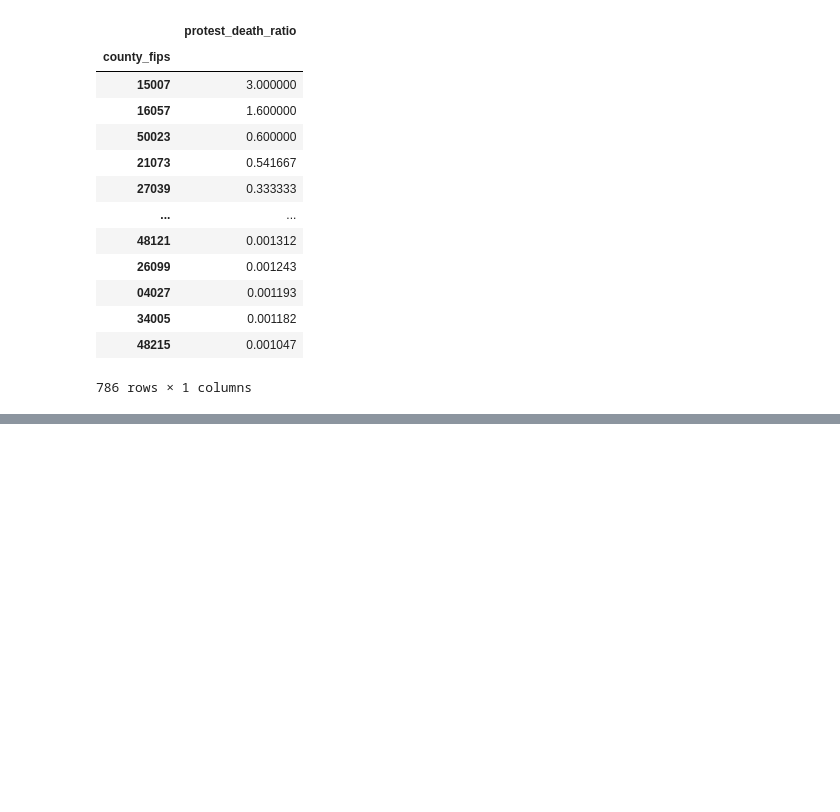
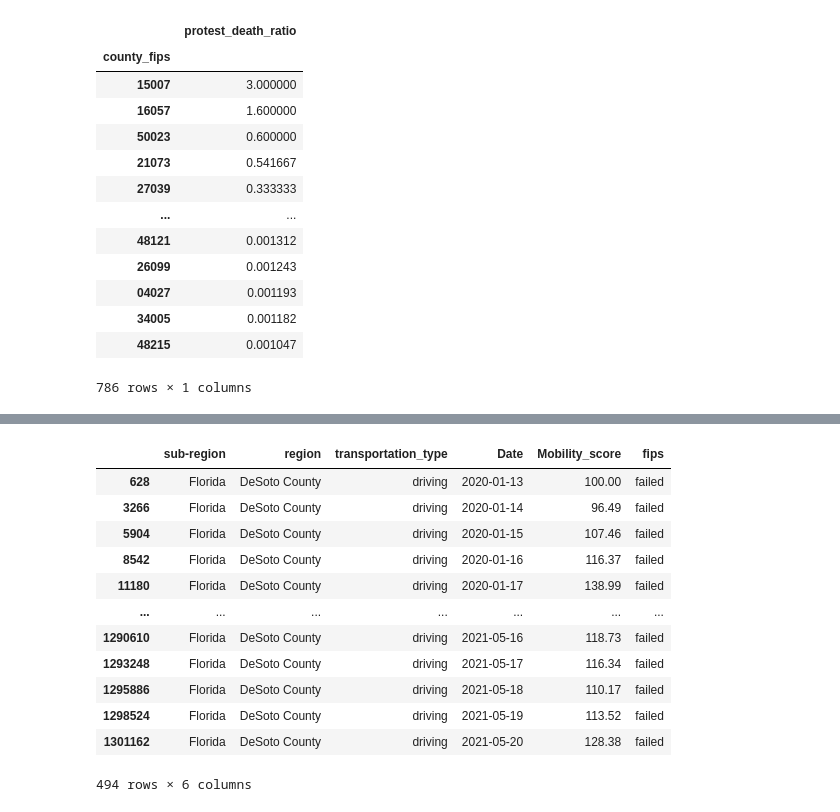
Before and after one commit to AschHarwood/social_unrest, a Jupyter notebook: social_unrest_feature_wrangling.ipynb, the cells around one changed output, grey strips where cells are left out. Cells and saved outputs as stored; diff of their text form; code cells hidden in the pictures; blank space fills up the shorter version.

```diff
--- a/social_unrest_feature_wrangling.ipynb
+++ b/social_unrest_feature_wrangling.ipynb
@@ -415,0 +705,4 @@ feature_target.to_csv('nyt_case_deaths_acled_protests_count_by_date_county_5_24_
+# %%
+failed_unique = pd.DataFrame(failed.groupby('sub-region')['region'].agg(list)).reset_index()
+# %%
+failed_unique['region'] = failed_unique.region.apply(lambda x: np.unique(x))
@@ -415,0 +767,12 @@ feature_target.to_csv('nyt_case_deaths_acled_protests_count_by_date_county_5_24_
+# %%
+state_fips_dict = {}
+for state in list(region_dict.keys()):
+  state_df = fips_variations[fips_variations['sname']==state]
+  fips_dict = {}
+  for county in region_dict[state]:
+    try:
+      fips_code = state_df[state_df['cname'].str.contains(county)]['fips'].iloc[0]
+      fips_dict[county] = fips_code
+    except:
+      fips_dict[county] = 'failed'
+  state_fips_dict[state] = fips_dict
@@ -415,0 +786,20 @@ feature_target.to_csv('nyt_case_deaths_acled_protests_count_by_date_county_5_24_
+# %%
+for state in list(failed_unique['sub-region']):
+
+  state_df = failed_unique.loc[failed_unique['sub-region']==state]
+  print('state_df')
+  state_df
+
+  for county in list(state_df):
+    print('county: ')
+    county
+    options = list(state_fips_dict[state].keys())
+    print('options: ')
+    options
+    output = process.extractOne(county, options)
+    print('output: ')
+    output
+    fips = state_fips_dict[state][output[0]]
+    print('fips: ')
+    fips
+    apple_melted.loc[(apple_melted['sub-region']== state) & (apple_melted['region']== county)]['fips'] = fips
@@ -415,0 +824,16 @@ feature_target.to_csv('nyt_case_deaths_acled_protests_count_by_date_county_5_24_
+# %%
+apple_melted.loc[(apple_melted['sub-region']=='Florida') & (apple_melted['region']== 'DeSoto County')]
+# %% [output]
+|  | sub-region | region | transportation_type | Date | Mobility_score | fips |
+| 628 | Florida | DeSoto County | driving | 2020-01-13 | 100.00 | failed |
+| 3266 | Florida | DeSoto County | driving | 2020-01-14 | 96.49 | failed |
+| 5904 | Florida | DeSoto County | driving | 2020-01-15 | 107.46 | failed |
+| 8542 | Florida | DeSoto County | driving | 2020-01-16 | 116.37 | failed |
+| 11180 | Florida | DeSoto County | driving | 2020-01-17 | 138.99 | failed |
+| ... | ... | ... | ... | ... | ... | ... |
+| 1290610 | Florida | DeSoto County | driving | 2021-05-16 | 118.73 | failed |
+| 1293248 | Florida | DeSoto County | driving | 2021-05-17 | 116.34 | failed |
+| 1295886 | Florida | DeSoto County | driving | 2021-05-18 | 110.17 | failed |
+| 1298524 | Florida | DeSoto County | driving | 2021-05-19 | 113.52 | failed |
+| 1301162 | Florida | DeSoto County | driving | 2021-05-20 | 128.38 | failed |
+494 rows × 6 columns
```
Also changed, not shown: parts of 54 cells of this notebook.
